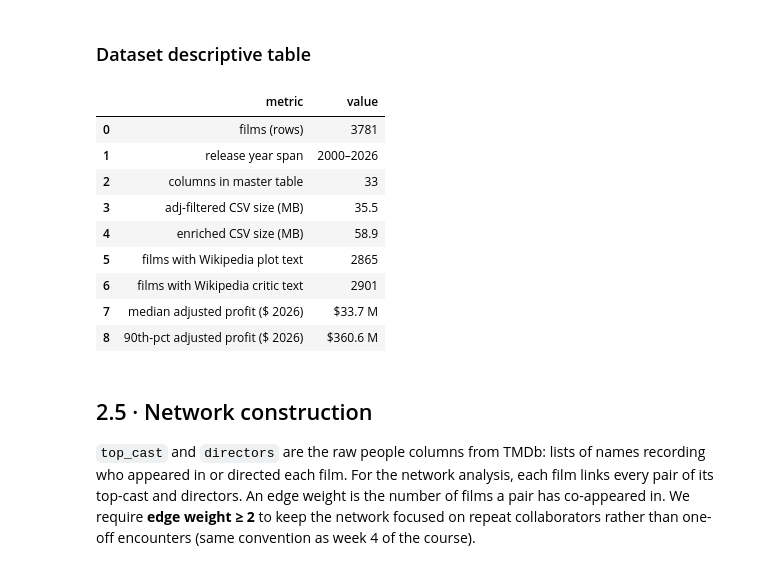
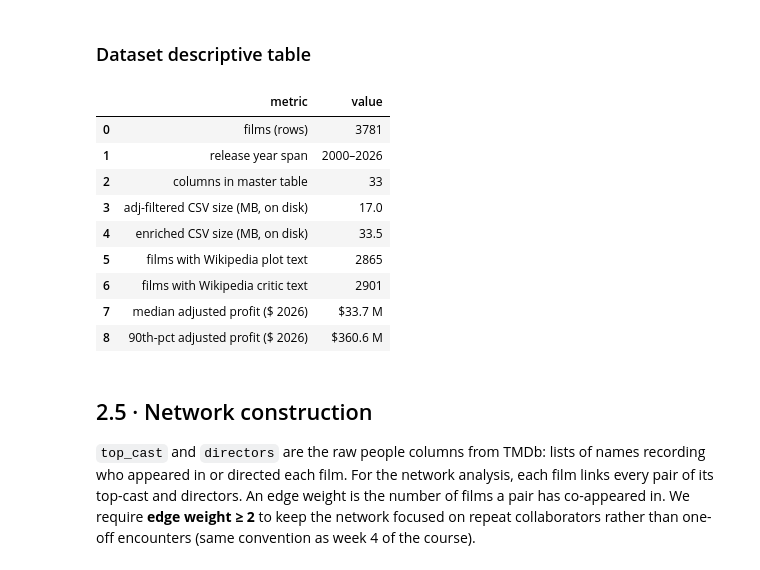
Before and after one commit to Alfred-Aqraou/CSS-final-project, a Jupyter notebook: Analysis.ipynb, the cells around one changed output. Drawn from its saved outputs; the diff is of its cells as text; code cells hidden in the pictures.

```diff
--- a/Analysis.ipynb
+++ b/Analysis.ipynb
@@ -418,40 +418,41 @@ wiki_critical non-null : 2901
 ### Dataset descriptive table
 # %%
 # §2.4 — high-level descriptive table
-size_mb_adj = (pd.read_csv(ADJ_CSV, dtype=str).memory_usage(deep=True).sum()) / 1e6
-size_mb_enr = (pd.read_csv(ENR_CSV, dtype=str).memory_usage(deep=True).sum()) / 1e6
+import os as _os
+size_mb_adj = _os.path.getsize(ADJ_CSV) / 1e6
+size_mb_enr = _os.path.getsize(ENR_CSV) / 1e6
 summary = pd.DataFrame({
     "metric": [
         "films (rows)",
         "release year span",
         "columns in master table",
-        "adj-filtered CSV size (MB)",
-        "enriched CSV size (MB)",
+        "adj-filtered CSV size (MB, on disk)",
+        "enriched CSV size (MB, on disk)",
         "films with Wikipedia plot text",
         "films with Wikipedia critic text",
         "median adjusted profit ($ 2026)",
         "90th-pct adjusted profit ($ 2026)",
     ],
     "value": [
         len(m),
         f"{YEARS[0]}–{YEARS[-1]}",
         m.shape[1],
         f"{size_mb_adj:.1f}",
         f"{size_mb_enr:.1f}",
         int(m["wiki_plot"].notna().sum()),
         int(m["wiki_critical_response"].notna().sum()),
         f"${m['adj'].median()/1e6:.1f} M",
         f"${m['adj'].quantile(0.9)/1e6:.1f} M",
     ]
 })
 display(summary)
 # %% [output]
 |  | metric | value |
 | 0 | films (rows) | 3781 |
 | 1 | release year span | 2000–2026 |
 | 2 | columns in master table | 33 |
-| 3 | adj-filtered CSV size (MB) | 35.5 |
-| 4 | enriched CSV size (MB) | 58.9 |
+| 3 | adj-filtered CSV size (MB, on disk) | 17.0 |
+| 4 | enriched CSV size (MB, on disk) | 33.5 |
 | 5 | films with Wikipedia plot text | 2865 |
 | 6 | films with Wikipedia critic text | 2901 |
 | 7 | median adjusted profit ($ 2026) | $33.7 M |
```
Also changed, not shown: parts of 14 cells of this notebook, 3 other files.
